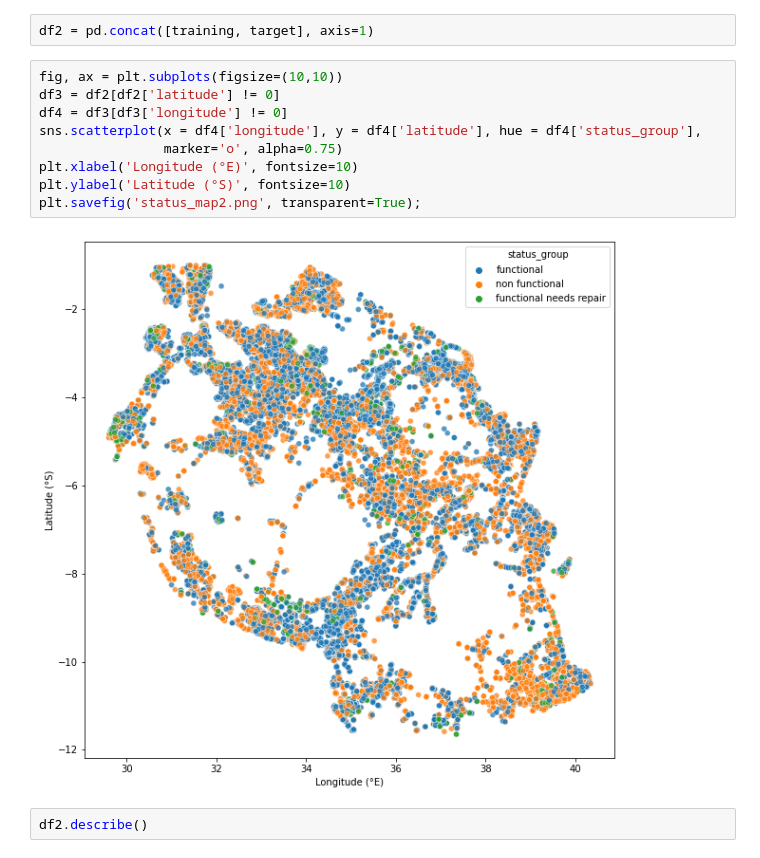
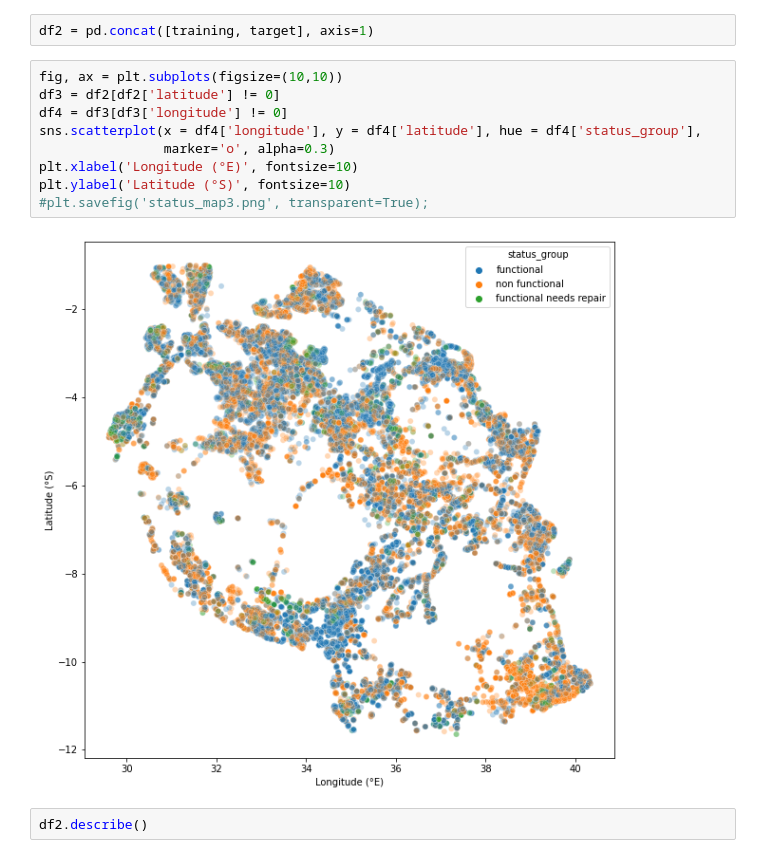
Before and after one commit to OlgertHasko/Tanzanian-Water-Wells, a Jupyter notebook: Madoria's Journal.ipynb, the cells around one changed output. Drawn from its saved outputs; the diff is of its cells as text.

Commit message:
'added graph'

```diff
--- a/Madoria's Journal.ipynb
+++ b/Madoria's Journal.ipynb
@@ -153,14 +153,14 @@ df2 = pd.concat([training, target], axis=1)
 # %%
 fig, ax = plt.subplots(figsize=(10,10))
 df3 = df2[df2['latitude'] != 0]
 df4 = df3[df3['longitude'] != 0]
 sns.scatterplot(x = df4['longitude'], y = df4['latitude'], hue = df4['status_group'],
-                marker='o', alpha=0.75)
+                marker='o', alpha=0.3)
 plt.xlabel('Longitude (°E)', fontsize=10)
 plt.ylabel('Latitude (°S)', fontsize=10)
-plt.savefig('status_map2.png', transparent=True);
+#plt.savefig('status_map3.png', transparent=True);
 # %% [output]
-[figure, old version]
+[figure, new version]
 # %%
 df2.describe()
 # %% [output]
```
Also changed, not shown: parts of 11 cells of this notebook, 3 other files.
